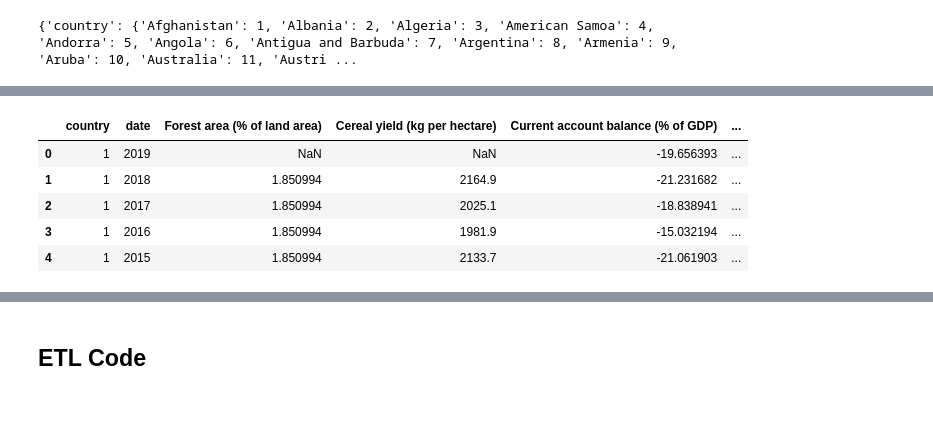
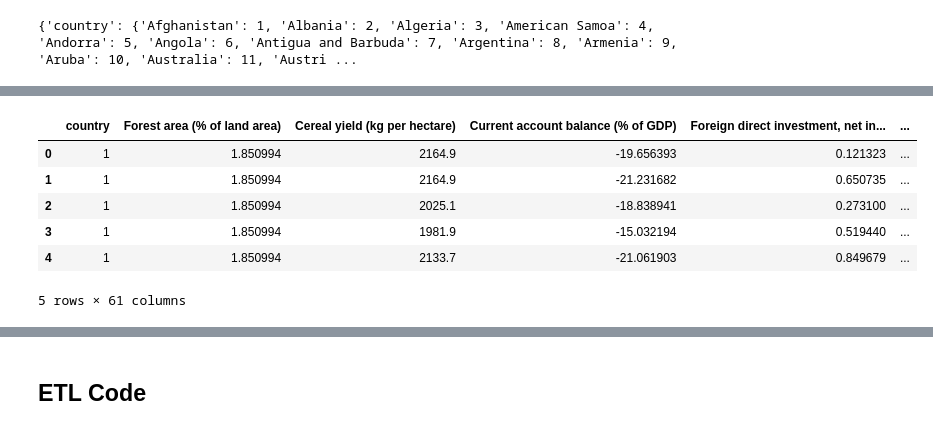
Before and after one commit to nmckinne/SustainabilityProject, a Jupyter notebook: SustainabilityGoals.ipynb, the cells around one changed output, grey strips where cells are left out. Saved outputs shown, nothing was run; the diff lists cells and outputs as text; code cells hidden in the pictures.

```diff
--- a/SustainabilityGoals.ipynb
+++ b/SustainabilityGoals.ipynb
@@ -762,0 +739,8 @@ merged_encoded.replace(replace_map_id, inplace=True)
+# %%
+#Drop the ID column since it is repetitive since we already have a country column
+#Drop date column since we don't need it for the machine learning model
+#Drop the Political_Stability_SE column, since that was only useful for finding countries where the estimate of political stability had a lot of error
+#Drop lat and lon columns since they were only useful for mapping, but we don't need them for the model.
+columns_to_drop = ['id','lat','lon','date','Political_Stability_SE']
+merged_encoded.drop(columns_to_drop, axis=1, inplace=True)
+merged_encoded.head()
@@ -763,3 +776,6 @@ merged_encoded.replace(replace_map_id, inplace=True)
+# %%
+#Add a column for number of NaN/null values in each row.
+merged_encoded['NaN_count'] = merged_encoded.apply(lambda x: x.isna().sum(), axis=1)
 # %%
 merged_encoded.head()
 # %% [output]
@@ -796,0 +796,4 @@ merged_low_se = merged_encoded[(merged_encoded['Political_Stability_SE'] < 0.3)]
+# %%
+#Since the correlation is low between NaN values and Political Stability score, we can drop the NaN column now.
+merged_encoded.drop('NaN_count', axis=1, inplace=True)
+merged_encoded.head()
@@ -797,9 +808,13 @@ merged_low_se = merged_encoded[(merged_encoded['Political_Stability_SE'] < 0.3)]
+# %%
+#Fill missing values with the specific country's available data
+filled_df = merged_encoded.groupby('country').apply(lambda x : x.ffill().bfill())
 # %%
-merged_low_se.head()
+filled_df.head()
 # %% [output]
-|  | country | date | Forest area (% of land area) | Cereal yield (kg per hectare) | Current account balance (% of GDP) | ... |
-| 0 | 1 | 2019 | NaN | NaN | -19.656393 | ... |
-| 1 | 1 | 2018 | 1.850994 | 2164.9 | -21.231682 | ... |
-| 2 | 1 | 2017 | 1.850994 | 2025.1 | -18.838941 | ... |
-| 3 | 1 | 2016 | 1.850994 | 1981.9 | -15.032194 | ... |
-| 4 | 1 | 2015 | 1.850994 | 2133.7 | -21.061903 | ... |
+|  | country | Forest area (% of land area) | Cereal yield (kg per hectare) | Current account balance (% of GDP) | Foreign direct investment, net in... | ... |
+| 0 | 1 | 1.850994 | 2164.9 | -19.656393 | 0.121323 | ... |
+| 1 | 1 | 1.850994 | 2164.9 | -21.231682 | 0.650735 | ... |
+| 2 | 1 | 1.850994 | 2025.1 | -18.838941 | 0.273100 | ... |
+| 3 | 1 | 1.850994 | 1981.9 | -15.032194 | 0.519440 | ... |
+| 4 | 1 | 1.850994 | 2133.7 | -21.061903 | 0.849679 | ... |
+5 rows × 61 columns
```
Also changed, not shown: parts of 51 cells of this notebook.
